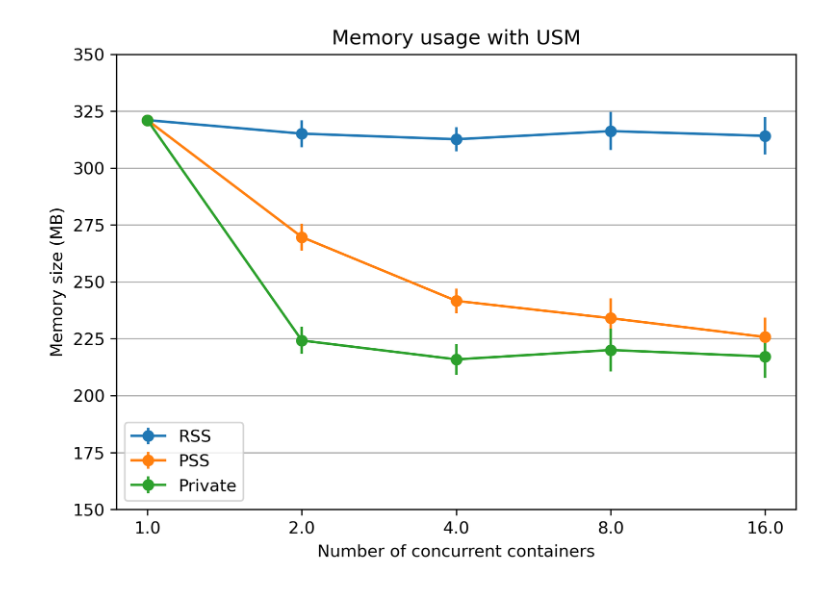
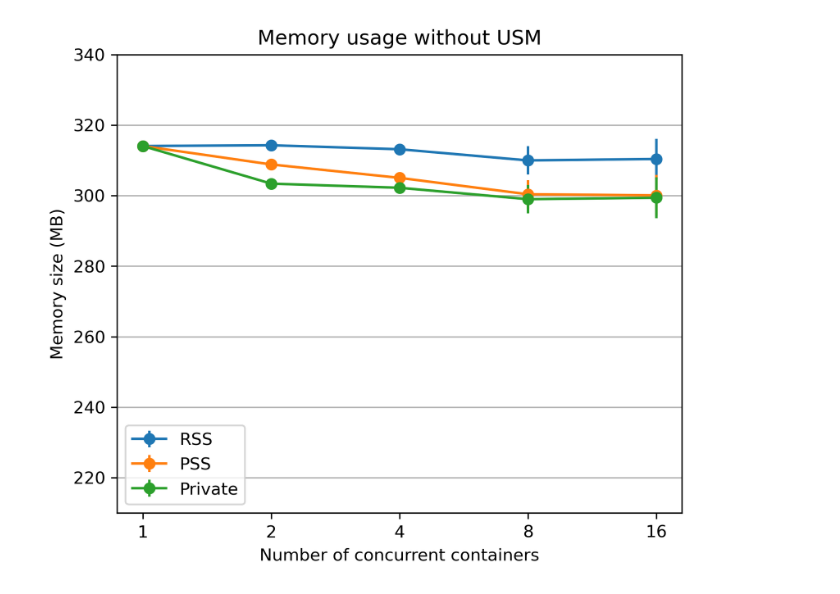
Before and after one commit to spcl/UPM-artifact-data, a Jupyter notebook: utils/plot_function_memory.ipynb, the cells around one changed output. Cells and saved outputs as stored; diff of their text form; code cells hidden in the pictures.

```diff
--- a/utils/plot_function_memory.ipynb
+++ b/utils/plot_function_memory.ipynb
@@ -12,91 +12,19 @@ import math
 
 usm_data_dir = r"C:\Users\facel\usm_plot_data_needed"
 
-machine = r"einstein_vm"
+# machine = r"einstein_vm"
+machine = r"cscs"
 benchmark = "411.image-recognition"
 num = 16
 dedup = 0
 
-# data_dir = os.path.join(usm_data_dir, machine, "memory_usage", benchmark, "function_memory\dedup_off")
+data_dir = os.path.join(usm_data_dir, machine, "memory_usage", benchmark, "function_memory\dedup_off")
 
 
-# n = math.log(int(num),2)
-# n = int(n)
-# x_axis = np.logspace(0,n,n+1,base=2)
-
-# data = {}
-# data_rss_avg = []
-# data_rss_err = []
-# data_pss_avg = []
-# data_pss_err = []
-# data_private_avg = []
-# data_private_err = []
-
-# for i in x_axis:
-#     i = int(i)
-#     data[str(i)] = {}
-#     file_name = "pmap_result" + str(i) + ".csv"
-#     data[str(i)]["df"] = pd.read_csv(os.path.join(data_dir + "/", str(i) + "/", file_name))
-#     data[str(i)]["rss"] = data[str(i)]["df"]["rss"]
-#     data[str(i)]["pss"] = data[str(i)]["df"]["pss"]
-#     data[str(i)]["private_clean"] = data[str(i)]["df"]["private_clean"]
-#     data[str(i)]["private_dirty"] = data[str(i)]["df"]["private_dirty"]
-#     data[str(i)]["rss_avg"] = np.mean(data[str(i)]["rss"])
-#     data[str(i)]["rss_err"] = round(np.std(data[str(i)]["rss"]),1)
-#     data[str(i)]["pss_avg"] = np.mean(data[str(i)]["pss"])
-#     data[str(i)]["pss_err"] = round(np.std(data[str(i)]["pss"]),1)
-#     data[str(i)]["private_avg"] = np.mean(data[str(i)]["private_clean"] + data[str(i)]["private_dirty"])
-#     data[str(i)]["private_err"] = round(np.std(data[str(i)]["private_clean"] + data[str(i)]["private_dirty"]),1)
-
-#     data_rss_avg.append(data[str(i)]["rss_avg"])
-#     data_rss_err.append(data[str(i)]["rss_err"])
-#     data_pss_avg.append(data[str(i)]["pss_avg"])
-#     data_pss_err.append(data[str(i)]["pss_err"])
-#     data_private_avg.append(data[str(i)]["private_avg"])
-#     data_private_err.append(data[str(i)]["private_err"])
-#     # print (data[str(i)]["df"])
-#     # print (data[str(i)]["rss"])
-#     # print (data[str(i)]["rss_avg"])
-#     # print (data[str(i)]["rss_err"])
-#     # print (data[str(i)]["pss_avg"])
-#     # print (data[str(i)]["pss_err"])
-
-# data_rss_avg = pd.Series(data_rss_avg) / 1024
-# data_rss_err = pd.Series(data_rss_err) / 1024
-# data_pss_avg = pd.Series(data_pss_avg) / 1024
-# data_pss_err = pd.Series(data_pss_err) / 1024
-# data_private_avg = pd.Series(data_private_avg) / 1024
-# data_private_err = pd.Series(data_private_err) / 1024
-
-# print(data_rss_avg, data_pss_avg)
-
-# x = np.arange(1,n+2)
-# # print(x)
-
-# plt.subplot(1,2,1)
-# # plt.rcParams['figure.dpi'] = 500
-# plt.rcParams["figure.figsize"] = (10,3)
-# plt.errorbar(x, data_rss_avg, yerr=data_rss_err,  fmt='o-', label="RSS")
-# plt.errorbar(x, data_pss_avg, yerr=data_pss_err,  fmt='o-', label="PSS")
-# plt.errorbar(x, data_private_avg, yerr=data_private_err,  fmt='o-', label="Private")
-# # plt.title('Concurrent containers running ' + benchmark)
-# plt.title("Memory usage without USM")
-# plt.xlabel('Number of concurrent containers')
-# plt.ylabel('Memory size (MB)')
-# plt.ylim(ymin=150, ymax=350)
-# plt.xticks(x, x_axis)
-# plt.legend(loc="lower left")
-
-
-#     plt.savefig(os.path.join(data_dir + "/", "concurrent_dedup.jpg"))
-
-
-
-dedup = 1
-data_dir = os.path.join(usm_data_dir, machine, "memory_usage", benchmark, "function_memory\dedup_on")
 n = math.log(int(num),2)
 n = int(n)
-x_axis = np.logspace(0,n,n+1,base=2)
+# x_axis = np.logspace(0,n,n+1,base=2)
+x_axis = [1, 2, 4, 8, 16]
 
 data = {}
 data_rss_avg = []
@@ -147,21 +75,21 @@ print(data_rss_avg, data_pss_avg)
 x = np.arange(1,n+2)
 # print(x)
 
-plt.subplot(1,2,2)
-plt.rcParams['figure.dpi'] = 300
-plt.rcParams["figure.figsize"] = (16,5)
+# plt.subplot(1,2,1)
+# plt.rcParams['figure.dpi'] = 500
+plt.rcParams["figure.figsize"] = (6,5)
 plt.errorbar(x, data_rss_avg, yerr=data_rss_err,  fmt='o-', label="RSS")
 plt.errorbar(x, data_pss_avg, yerr=data_pss_err,  fmt='o-', label="PSS")
 plt.errorbar(x, data_private_avg, yerr=data_private_err,  fmt='o-', label="Private")
 # plt.title('Concurrent containers running ' + benchmark)
-plt.title("Memory usage with USM")
+plt.title("Memory usage without USM")
 plt.xlabel('Number of concurrent containers')
 plt.ylabel('Memory size (MB)')
-plt.ylim(ymin=150, ymax=350)
+plt.ylim(ymin=210, ymax=340)
 plt.xticks(x, x_axis)
 plt.legend(loc="lower left")
 plt.grid(axis='y')
-print("dedup:", dedup)
 
-# plt.savefig(os.path.join(data_dir + "/", "two_together_concurrent.jpg"))
+
+#     plt.savefig(os.path.join(data_dir + "/", "concurrent_dedup.jpg"))
 # %% [output]
@@ -180 +107 @@ dedup: 1
-[figure, old version]
+[figure, new version]
```
Also changed, not shown: parts of 3 cells of this notebook, 5 other files.
